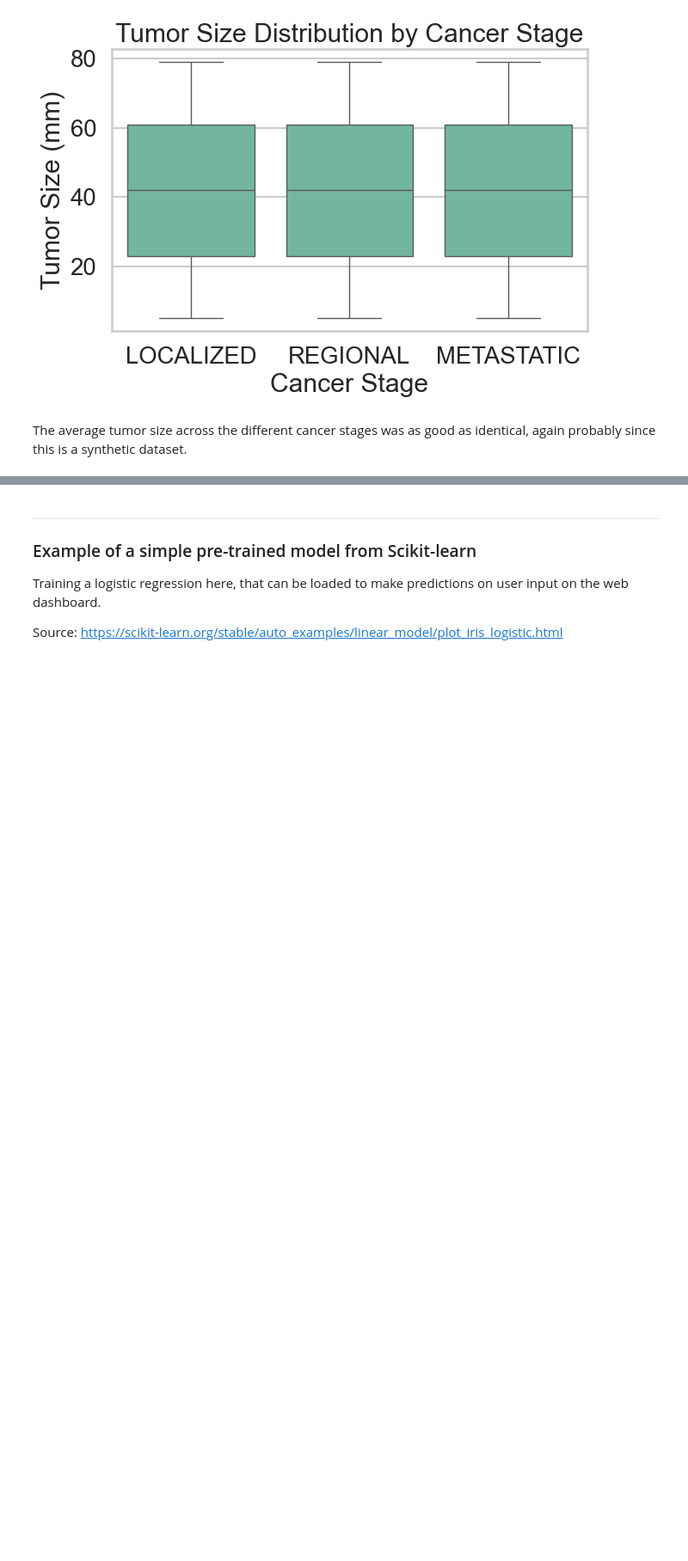
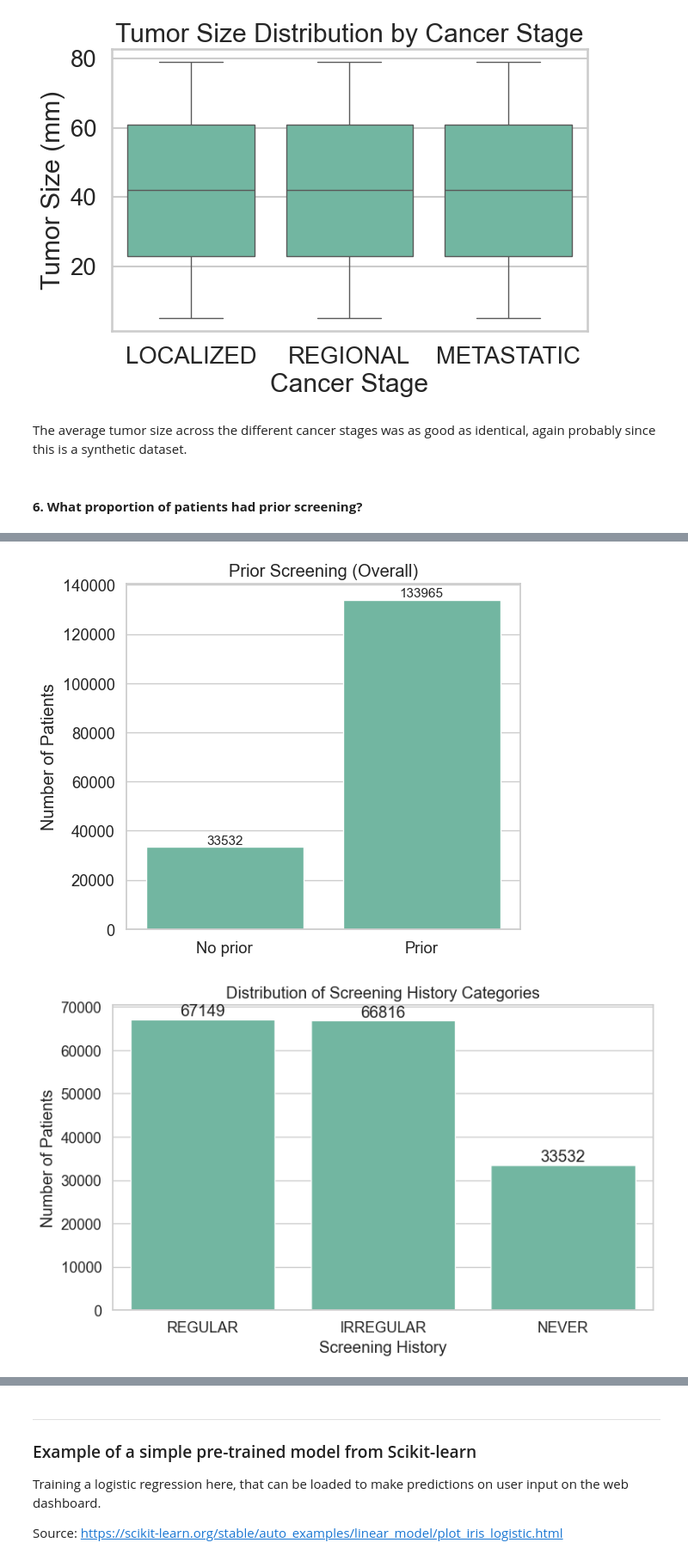
Before and after one commit to samriddhist/PROHI-dashboard-demo, a Jupyter notebook: jupyter-notebooks/data-analysis-pipeline.ipynb, the cells around one changed output, grey strips where cells are left out. Shown: that part at 86% size. Cells and saved outputs as stored; diff of their text form; code cells hidden in the pictures; blank space fills up the shorter version.

```diff
--- a/jupyter-notebooks/data-analysis-pipeline.ipynb
+++ b/jupyter-notebooks/data-analysis-pipeline.ipynb
@@ -512,3 +512,75 @@ Average tumor size by cancer stage:
 [figure]
 # %% [markdown]
 The average tumor size across the different cancer stages was as good as identical, again probably since this is a synthetic dataset.
+# %% [markdown]
+#### **6. What proportion of patients had prior screening?**
+# %%
+screening_col = "Screening_History"
+
+s = df[screening_col].astype(str).str.strip().str.upper()
+
+# Map to "prior screening" = 1 if screened at least once, 0 if never screened
+# Handles common encodings:
+#   Prior screening: YES / REGULAR / IRREGULAR / EVER / 1 / TRUE
+#   No prior screening: NO / NEVER / 0 / FALSE
+prior_yes = {"YES", "REGULAR", "IRREGULAR", "EVER", "SCREENED", "1", "TRUE"}
+prior_no  = {"NO", "NEVER", "0", "FALSE"}
+
+prior_bin = np.where(s.isin(prior_yes), 1, np.where(s.isin(prior_no), 0, np.nan))
+prior_series = pd.Series(prior_bin, name="Prior_Screening")
+
+# Drop missing after mapping
+valid = ~pd.isna(prior_series)
+df_screen = pd.DataFrame({
+    "Prior_Screening": prior_series[valid].astype(int),
+    screening_col: s[valid]
+})
+
+# Proportions (overall)
+prop_prior = df_screen["Prior_Screening"].mean() * 100
+count_prior = int(df_screen["Prior_Screening"].sum())
+total = len(df_screen)
+count_no = total - count_prior
+prop_no = 100 - prop_prior
+
+print("Proportion of patients with prior screening (overall):")
+print(f"- Prior screening: {count_prior}/{total} ({prop_prior:.1f}%)")
+print(f"- No prior screening: {count_no}/{total} ({prop_no:.1f}%)\n")
+
+# Detailed distribution of raw Screening_History values (for transparency)
+cat_counts = df_screen[screening_col].value_counts(dropna=False)
+cat_pct = (cat_counts / cat_counts.sum() * 100).round(1)
+print("Screening_History distribution (counts and %):")
+print(pd.DataFrame({"count": cat_counts, "percent": cat_pct}))
+
+# ===== Visualizations (Seaborn professional style) =====
+sns.set(style="whitegrid", palette="Set2", font_scale=1.2)
+
+# 1) Bar chart: Prior vs No Prior (counts)
+plt.figure(figsize=(6,5))
+ax = sns.barplot(
+    x=["No prior", "Prior"],
+    y=[count_no, count_prior],
+    errorbar=None
+)
+ax.set_title("Prior Screening (Overall)")
+ax.set_ylabel("Number of Patients")
+for p in ax.patches:
+    ax.annotate(f"{int(p.get_height())}",
+                (p.get_x() + p.get_width()/2, p.get_height()),
+                ha="center", va="bottom", fontsize=11)
+plt.tight_layout()
+plt.show()
+
+# 2) Bar chart: Distribution of Screening_History categories
+plt.figure(figsize=(8,5))
+order = cat_counts.index.tolist()
+ax = sns.countplot(data=df_screen, x=screening_col, order=order)
+ax.set_title("Distribution of Screening History Categories")
+ax.set_xlabel("Screening History")
+ax.set_ylabel("Number of Patients")
+for c in ax.containers:
+    ax.bar_label(c, fmt="%d")
+plt.tight_layout()
+plt.show()
+# %% [output]
@@ -514,0 +597,2 @@ The average tumor size across the different cancer stages was as good as identic
+[figure, added]
+[figure, added]
```
Also changed, not shown: parts of 6 cells of this notebook.
